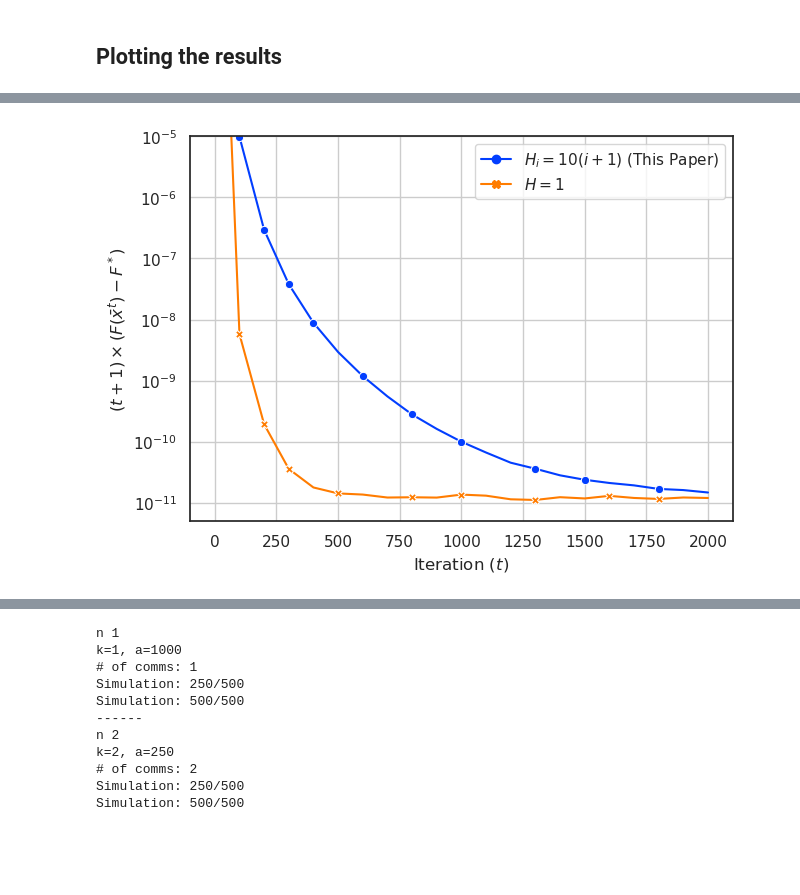
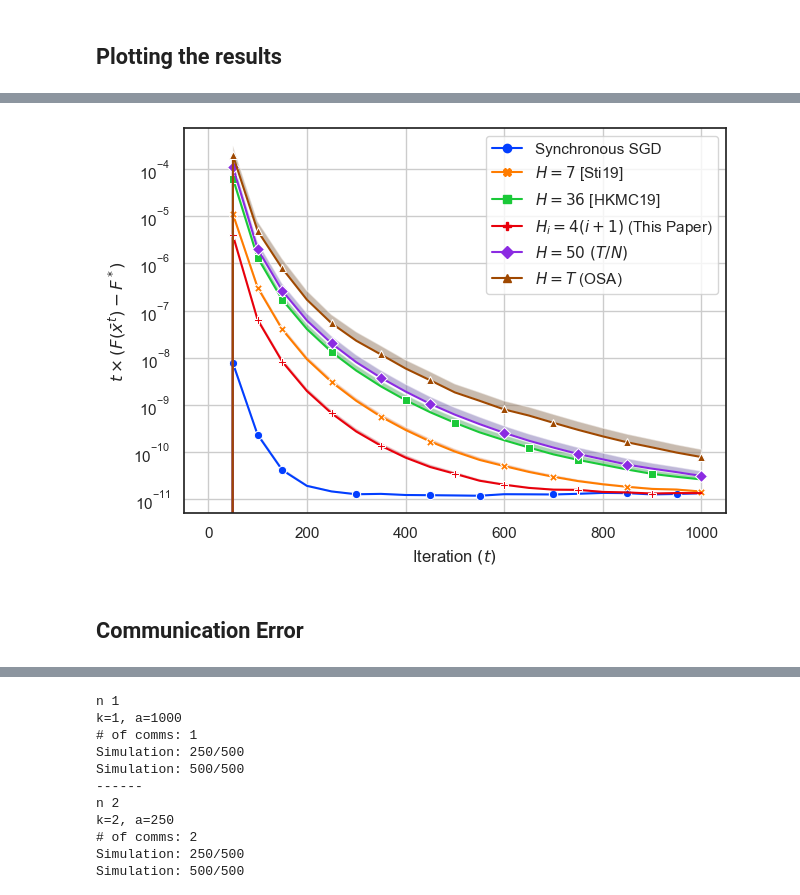
Before and after one commit to spiridonoff/Local-SGD, a Jupyter notebook: quadratic_conditioned.ipynb, the cells around one changed output, grey strips where cells are left out. Saved outputs shown, nothing was run; the diff lists cells and outputs as text; code cells hidden in the pictures; blank space fills up the shorter version.

Commit message:
update quadratic_conditioned

```diff
--- a/quadratic_conditioned.ipynb
+++ b/quadratic_conditioned.ipynb
@@ -274,15 +292,20 @@ file saved: skewed_c1.0_d3_n20_T1000_500x.pkl
 # %%
-# loadind data
-file_name = 'c1sigma1e-5T1000n20_500x/skewed_c1.0_d3_n20_T1000_500x.pkl'
+# loading data
+file_name = 'results/quadratic_gaussian.pkl'
 data = pickle.load(open(file_name, 'rb'))
 print(data.keys())
+try:
+    iter_avg_dict = data['iter_avg_dict']
+    comm_dict = data['comm_dict']
+    iter_std_dict = data['iter_std_dict']
 
-iter_avg_dict = data['iter_avg_dict']
-comm_dict = data['comm_dict']
-iter_std_dict = data['iter_std_dict']
+    arg = data['arg']
 
-plot_every = data['plot_every']
-plot_labels = data['plot_labels']
-reps = data['reps']
+    methods = iter_avg_dict.keys()
+
+    plot_labels = data['plot_labels']
+except:
+    pass
+
 del data
 # %% [output]
@@ -326,27 +396,27 @@ iter_df.head()
 # %%
-ax = sns.lineplot(x = 'iter', y= 'txerror', data = iter_df.loc[iter_df['method'].isin([plot_labels[i] for i in [0,3]])],
+ax = sns.lineplot(x = 'iter', y= 'txerror', data = iter_df, #.loc[iter_df['method'].isin([plot_labels[i] for i in [0,3]])],
                   hue = 'method', palette = 'bright', style = 'method',  markers = True, dashes = False, markevery=.1)
 
-# plt.gca().set_prop_cycle(None)
-# for m in [1,2,3,4]:
-#     iter_std = iter_std_dict[m]
-#     plt.fill_between(
-#         plot_every*np.arange(len(iter_std)),
-#         (plot_every*np.arange(len(iter_avg_dict[m]))+1)*(iter_avg_dict[m]),
-#         (plot_every*np.arange(len(iter_avg_dict[m]))+1)*(iter_avg_dict[m] + iter_std),
-#         alpha=0.2)
+plt.gca().set_prop_cycle(None)
+for m in methods:
+    iter_std = iter_std_dict[m]
+    plt.fill_between(
+        arg.plot_every*np.arange(len(iter_std)),
+        (arg.plot_every*np.arange(len(iter_avg_dict[m])))*(iter_avg_dict[m]),
+        (arg.plot_every*np.arange(len(iter_avg_dict[m])))*(iter_avg_dict[m] + iter_std),
+        alpha=0.5)
 
 plt.yscale('log')
-# plt.xscale('log')
 plt.grid()
 plt.xlabel(r'Iteration $(t)$')
-# plt.ylabel(r'$F(\bar x^t) - F^*$')
-plt.ylabel(r'$(t+1)\times(F(\bar x^t) - F^*)$')
-plt.ylim([5e-12,1e-5])
+plt.ylabel(r'$t \times (F(\bar x^t) - F^*)$')
+# plt.ylim([2e-3,1e-1])
 
 handles, labels = ax.get_legend_handles_labels()
 ax.legend(handles=handles[1:], labels=labels[1:])
 # plt.savefig('txiteration_c{}_d{}_n{}_T{}_{}x_skewed.png'.format(c,d,n,T,reps), dpi=240, transparent=False, bbox_inches='tight')
 plt.show()
 # %% [output]
-[figure, old version]
+[figure, new version]
+# %% [markdown]
+## Communication Error
```
Also changed, not shown: parts of 25 cells of this notebook.
